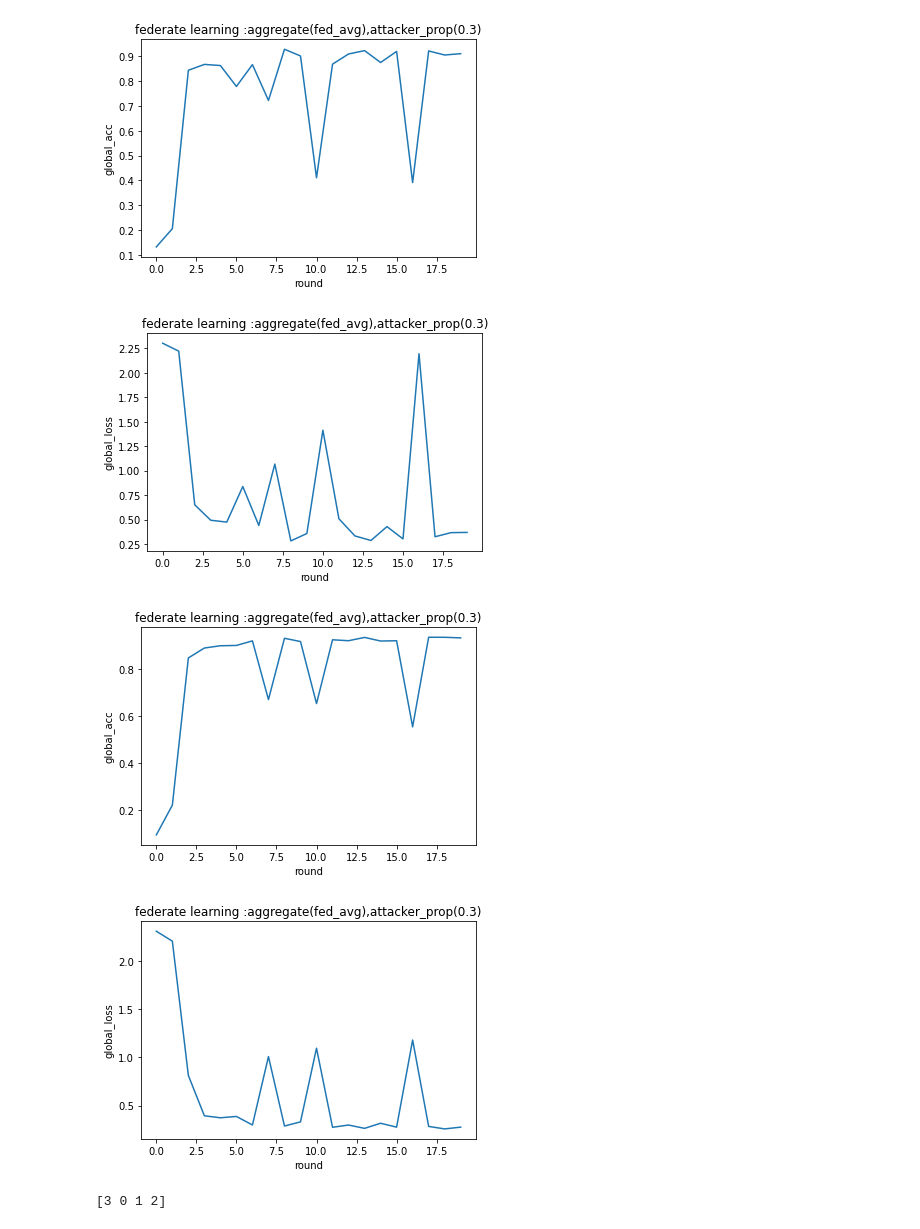
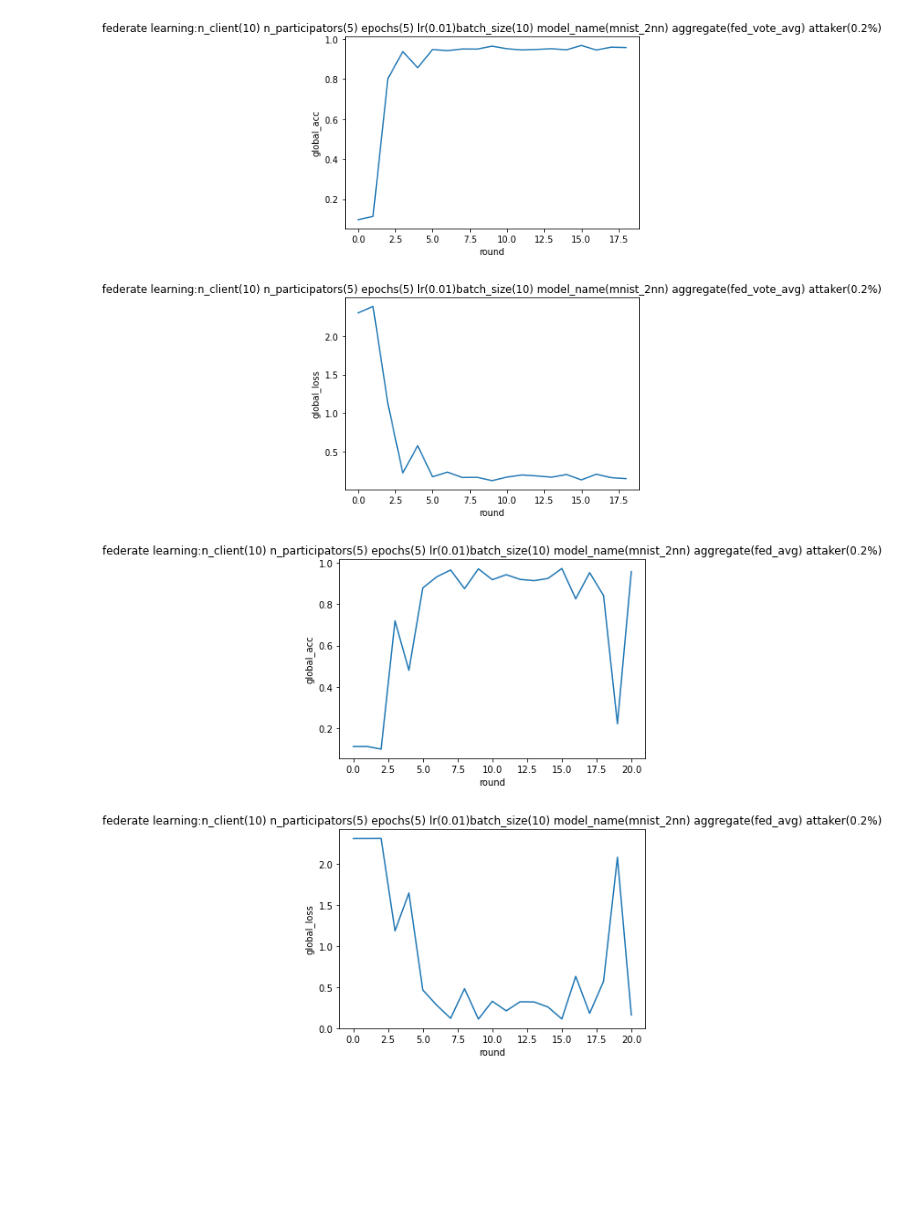
Before and after one commit to kang-ning-code/federate-learning-computing-market, a Jupyter notebook: federate_learning_with_blockchain/client_module/visual.ipynb, the cells around one changed output. Drawn from its saved outputs; the diff is of its cells as text; code cells hidden in the pictures; blank space fills up the shorter version.

Commit message:
finish fed_vote_avg

```diff
--- a/federate_learning_with_blockchain/client_module/visual.ipynb
+++ b/federate_learning_with_blockchain/client_module/visual.ipynb
@@ -3,10 +3,22 @@ import pandas as pd
 import numpy as np
 import matplotlib.pyplot as plt
 # %%
-def draw_plot(x,y,xlabel='round',ylabel='acc',aggreagate_method='fed_avg',attacker_prop=0.0):
+def draw_plot(x,y,xlabel='round',ylabel='acc',learning_rate=0.01,
+                n_client=10,n_participators=5,epochs=5,batch_size=10,
+                model_name='mnist_2nn',aggreagate_method='fed_avg',attacker_prop=0.0):
     plt.plot(x,y)
     plt.xlabel(xlabel)
     plt.ylabel(ylabel)
-    plt.title(f'federate learning :aggregate({aggreagate_method}),attacker_prop({attacker_prop})')
+    title = 'federate learning:n_client({}) n_participators({}) epochs({}) lr({})batch_size({}) model_name({}) aggregate({}) attaker({}%)'.format(
+        n_client,
+        n_participators,
+        epochs,
+        learning_rate,
+        batch_size,
+        model_name,
+        aggreagate_method,
+        attacker_prop
+    )
+    plt.title(title)
     plt.show()
 # %%
@@ -29,23 +58,16 @@ draw_plot(df['round'],df['global_loss'],ylabel='global_loss')
 # %%
-PATH = r'.\reports\results\2022-03-06_23-53-22@npart10_lr0.01_bs10_ep5_mnist_2nn.csv'
+PATH = r'.\reports\results\2022-03-12_22-25-38@npart5_lr0.01_bs10_ep3_mnist_cnn_fed_vote_avg.csv'
 df = pd.read_csv(PATH)
-draw_plot(df['round'],df['global_acc'],ylabel='global_acc',attacker_prop=0.3)
-draw_plot(df['round'],df['global_loss'],ylabel='global_loss',attacker_prop=0.3)
+draw_plot(df['round'],df['global_acc'],ylabel='global_acc',attacker_prop=0.2,aggreagate_method='fed_vote_avg')
+draw_plot(df['round'],df['global_loss'],ylabel='global_loss',attacker_prop=0.2,aggreagate_method='fed_vote_avg')
 # %% [output]
-[figure, old version]
+[figure, new version]
-[figure, old version]
+[figure, new version]
 # %%
-PATH = r'.\reports\results\2022-03-07_13-36-43@npart10_lr0.01_bs10_ep5_mnist_2nn.csv'
+PATH = r'.\reports\results\2022-03-12_22-58-26@npart5_lr0.01_bs10_ep3_mnist_cnn_fed_avg.csv'
 df = pd.read_csv(PATH)
-draw_plot(df['round'],df['global_acc'],ylabel='global_acc',attacker_prop=0.3)
-draw_plot(df['round'],df['global_loss'],ylabel='global_loss',attacker_prop=0.3)
+draw_plot(df['round'],df['global_acc'],ylabel='global_acc',attacker_prop=0.2,aggreagate_method='fed_avg')
+draw_plot(df['round'],df['global_loss'],ylabel='global_loss',attacker_prop=0.2,aggreagate_method='fed_avg')
 # %% [output]
-[figure, old version]
+[figure, new version]
-[figure, old version]
+[figure, new version]
-# %%
-accs = [0.5,0.9,0.8,0.6]
-import numpy as np
-s = np.argsort(accs[::-1])
-print(s)
-# %% [output]
-[3 0 1 2]
```
Also changed, not shown: parts of 4 cells of this notebook, 9 other files.
